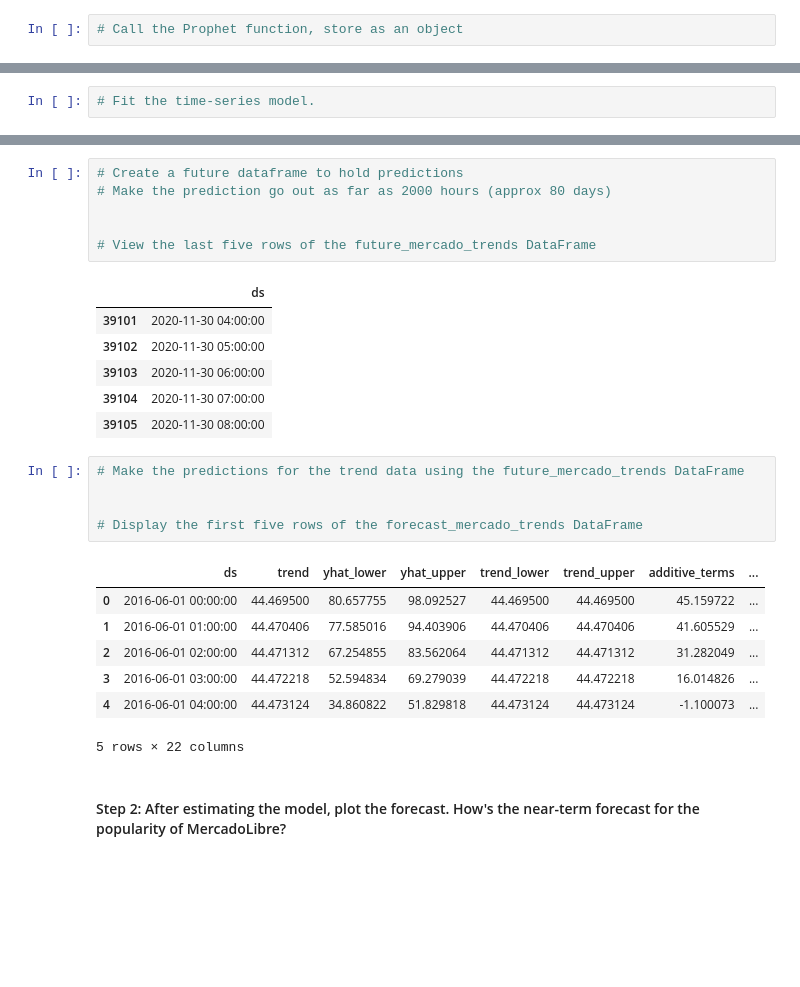
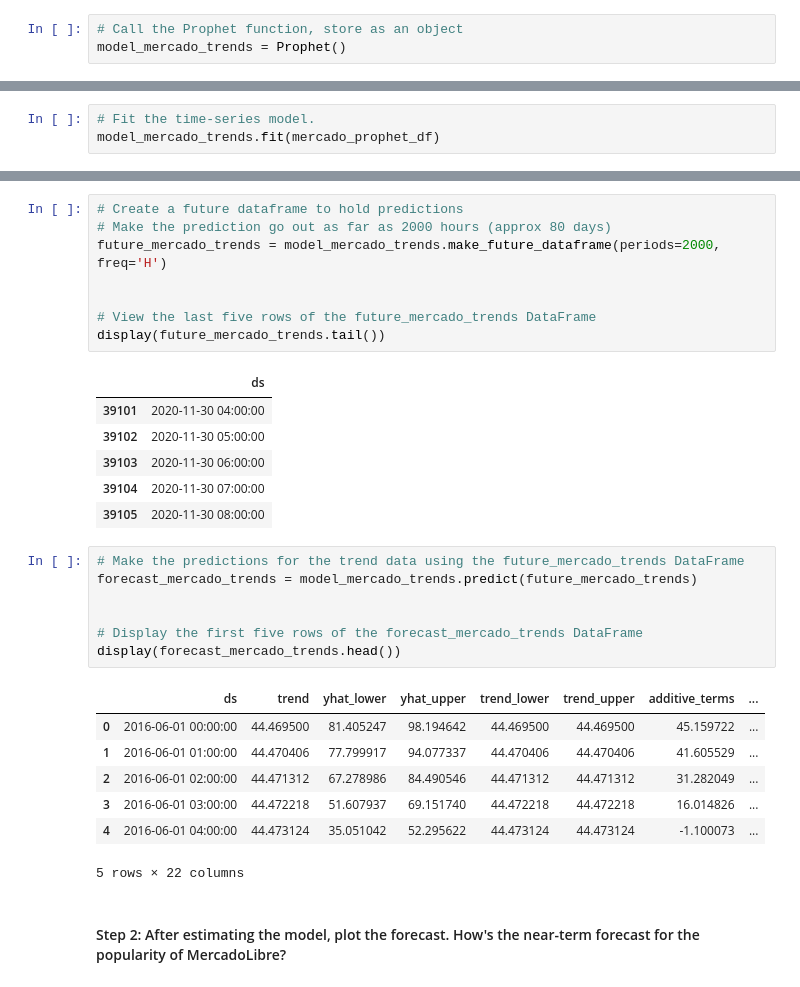
Before and after one commit to Doobles1989/prophet-challenge, a Jupyter notebook: Copy_of_forecasting_net_prophet.ipynb, the cells around one changed output, grey strips where cells are left out. Drawn from its saved outputs; the diff is of its cells as text; blank space fills up the shorter version.

```diff
--- a/Copy_of_forecasting_net_prophet.ipynb
+++ b/Copy_of_forecasting_net_prophet.ipynb
@@ -403,2 +414,3 @@ NameError: name 'df_mercado_trends' is not defined
 # %%
 # Call the Prophet function, store as an object
+model_mercado_trends = Prophet()
@@ -407,3 +417,4 @@ NameError: name 'df_mercado_trends' is not defined
 # %%
 # Fit the time-series model.
+model_mercado_trends.fit(mercado_prophet_df)
 # %% [output]
@@ -420,9 +431,11 @@ INFO:cmdstanpy:Chain [1] done processing
 # %%
 # Create a future dataframe to hold predictions
 # Make the prediction go out as far as 2000 hours (approx 80 days)
+future_mercado_trends = model_mercado_trends.make_future_dataframe(periods=2000, freq='H')
 
 
 # View the last five rows of the future_mercado_trends DataFrame
+display(future_mercado_trends.tail())
 # %% [output]
 |  | ds |
 | 39101 | 2020-11-30 04:00:00 |
@@ -432,16 +445,18 @@ INFO:cmdstanpy:Chain [1] done processing
 | 39105 | 2020-11-30 08:00:00 |
 # %%
 # Make the predictions for the trend data using the future_mercado_trends DataFrame
+forecast_mercado_trends = model_mercado_trends.predict(future_mercado_trends)
 
 
 # Display the first five rows of the forecast_mercado_trends DataFrame
+display(forecast_mercado_trends.head())
 # %% [output]
 |  | ds | trend | yhat_lower | yhat_upper | trend_lower | trend_upper | additive_terms | ... |
-| 0 | 2016-06-01 00:00:00 | 44.469500 | 80.657755 | 98.092527 | 44.469500 | 44.469500 | 45.159722 | ... |
-| 1 | 2016-06-01 01:00:00 | 44.470406 | 77.585016 | 94.403906 | 44.470406 | 44.470406 | 41.605529 | ... |
-| 2 | 2016-06-01 02:00:00 | 44.471312 | 67.254855 | 83.562064 | 44.471312 | 44.471312 | 31.282049 | ... |
-| 3 | 2016-06-01 03:00:00 | 44.472218 | 52.594834 | 69.279039 | 44.472218 | 44.472218 | 16.014826 | ... |
-| 4 | 2016-06-01 04:00:00 | 44.473124 | 34.860822 | 51.829818 | 44.473124 | 44.473124 | -1.100073 | ... |
+| 0 | 2016-06-01 00:00:00 | 44.469500 | 81.405247 | 98.194642 | 44.469500 | 44.469500 | 45.159722 | ... |
+| 1 | 2016-06-01 01:00:00 | 44.470406 | 77.799917 | 94.077337 | 44.470406 | 44.470406 | 41.605529 | ... |
+| 2 | 2016-06-01 02:00:00 | 44.471312 | 67.278986 | 84.490546 | 44.471312 | 44.471312 | 31.282049 | ... |
+| 3 | 2016-06-01 03:00:00 | 44.472218 | 51.607937 | 69.151740 | 44.472218 | 44.472218 | 16.014826 | ... |
+| 4 | 2016-06-01 04:00:00 | 44.473124 | 35.051042 | 52.295622 | 44.473124 | 44.473124 | -1.100073 | ... |
 5 rows × 22 columns
 # %% [markdown]
 #### Step 2: After estimating the model, plot the forecast. How's the near-term forecast for the popularity of MercadoLibre?
```
Also changed, not shown: parts of 15 cells of this notebook.
